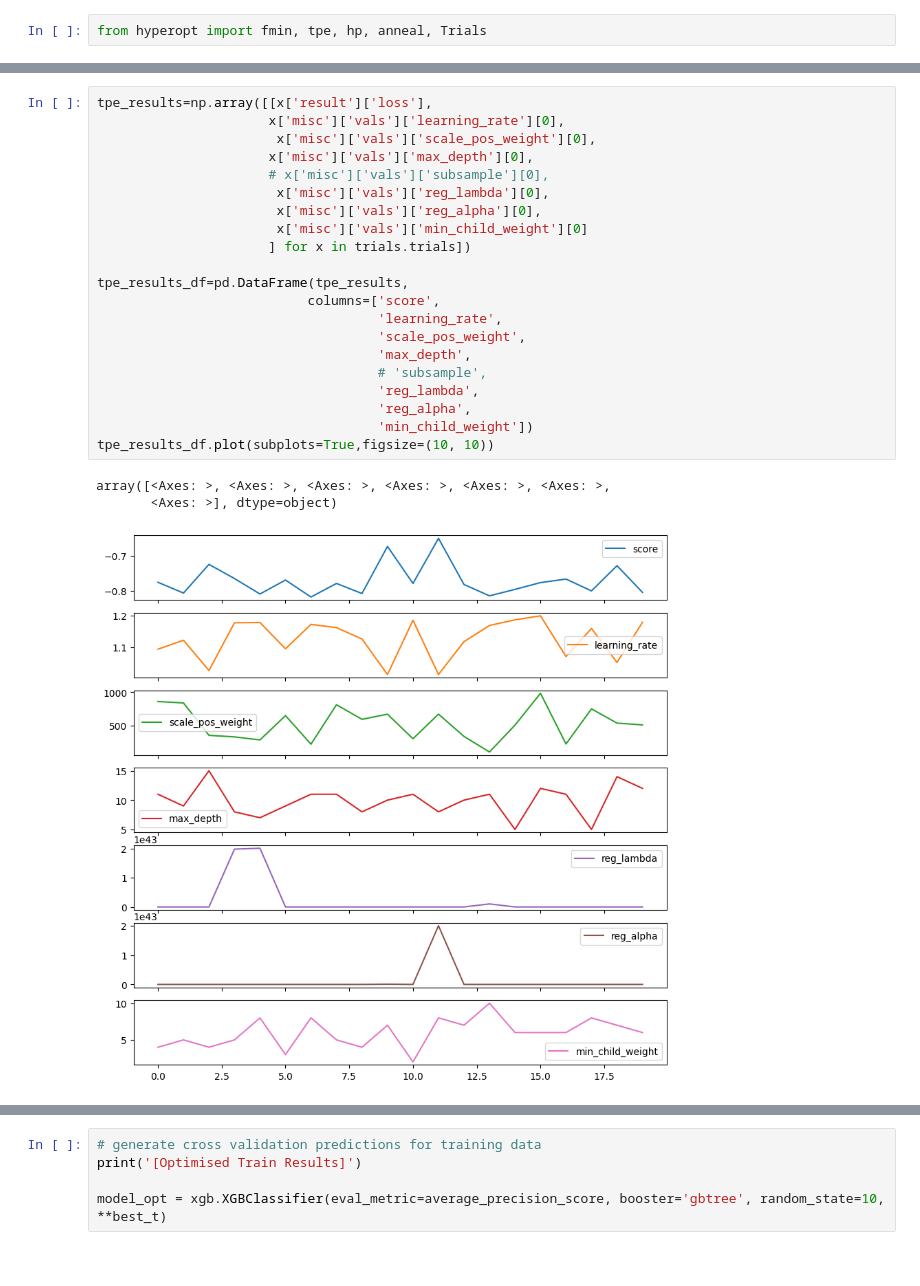
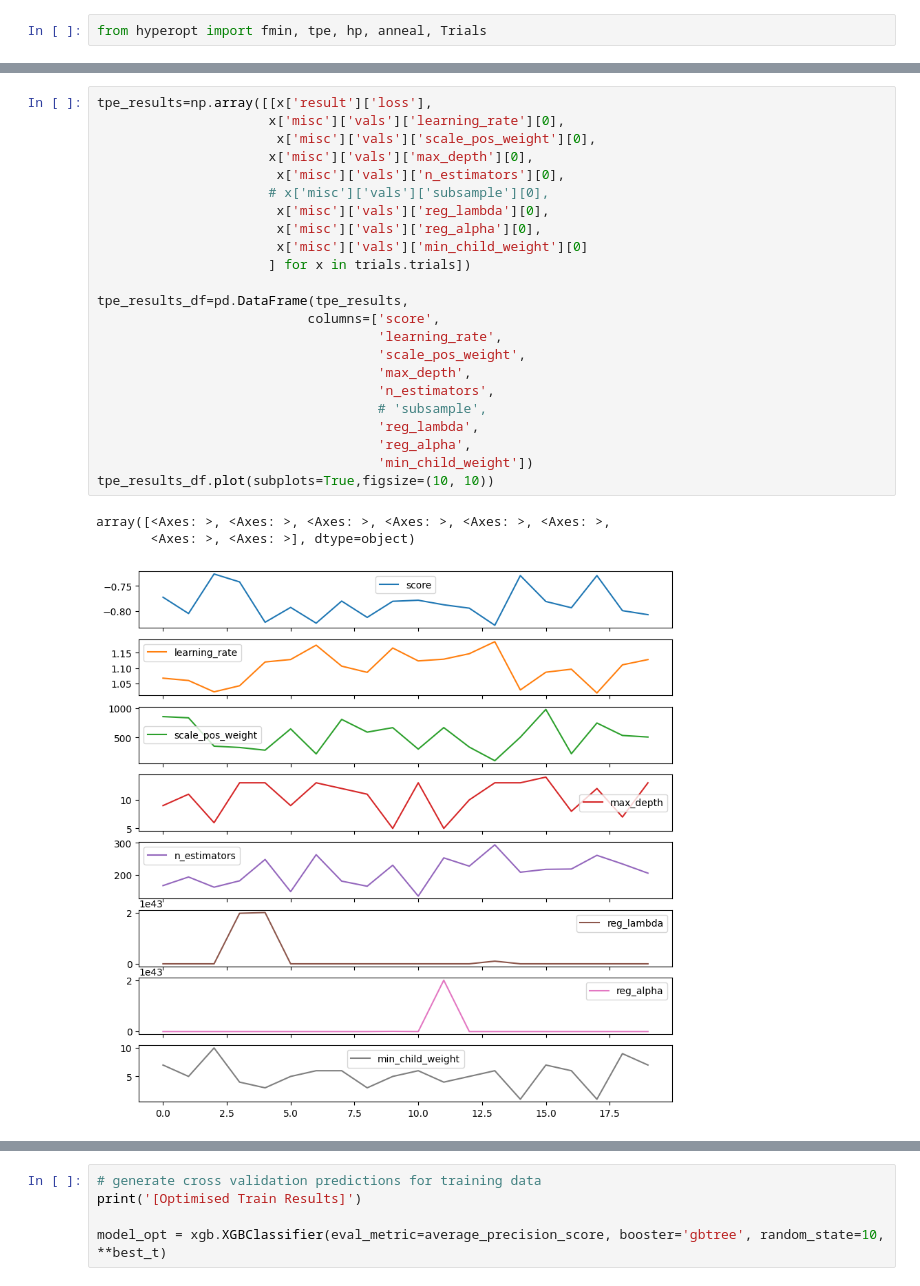
Before and after one commit to jvlaguer/gt_propensity_model, a Jupyter notebook: notebooks/Laguer_John Victor-sb_fraud_detection-xgboost-remove_dupe.ipynb, the cells around one changed output, grey strips where cells are left out. Drawn from its saved outputs; the diff is of its cells as text.

```diff
--- a/notebooks/Laguer_John Victor-sb_fraud_detection-xgboost-remove_dupe.ipynb
+++ b/notebooks/Laguer_John Victor-sb_fraud_detection-xgboost-remove_dupe.ipynb
@@ -620,28 +622,30 @@ Wall time: 5min 33s
 # %%
 tpe_results=np.array([[x['result']['loss'],
                       x['misc']['vals']['learning_rate'][0],
                        x['misc']['vals']['scale_pos_weight'][0],
                       x['misc']['vals']['max_depth'][0],
+                       x['misc']['vals']['n_estimators'][0],
                       # x['misc']['vals']['subsample'][0],
                        x['misc']['vals']['reg_lambda'][0],
                        x['misc']['vals']['reg_alpha'][0],
                        x['misc']['vals']['min_child_weight'][0]
                       ] for x in trials.trials])
 
 tpe_results_df=pd.DataFrame(tpe_results,
                            columns=['score',
                                     'learning_rate',
                                     'scale_pos_weight',
                                     'max_depth',
+                                    'n_estimators',
                                     # 'subsample',
                                     'reg_lambda',
                                     'reg_alpha',
                                     'min_child_weight'])
 tpe_results_df.plot(subplots=True,figsize=(10, 10))
 # %% [output]
 array([<Axes: >, <Axes: >, <Axes: >, <Axes: >, <Axes: >, <Axes: >,
-       <Axes: >], dtype=object)
+       <Axes: >, <Axes: >], dtype=object)
-[figure, old version]
+[figure, new version]
 # %%
 best_t = best.copy()
 best_t['max_depth'] = int(best['max_depth'])
```
Also changed, not shown: parts of 24 cells of this notebook, 2 other files.
